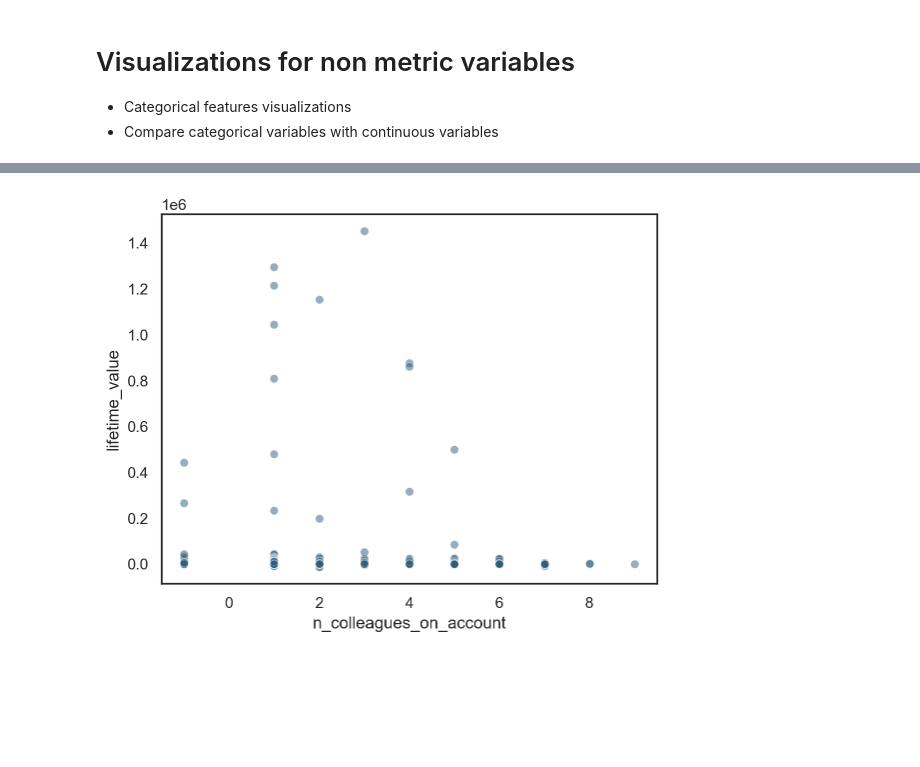
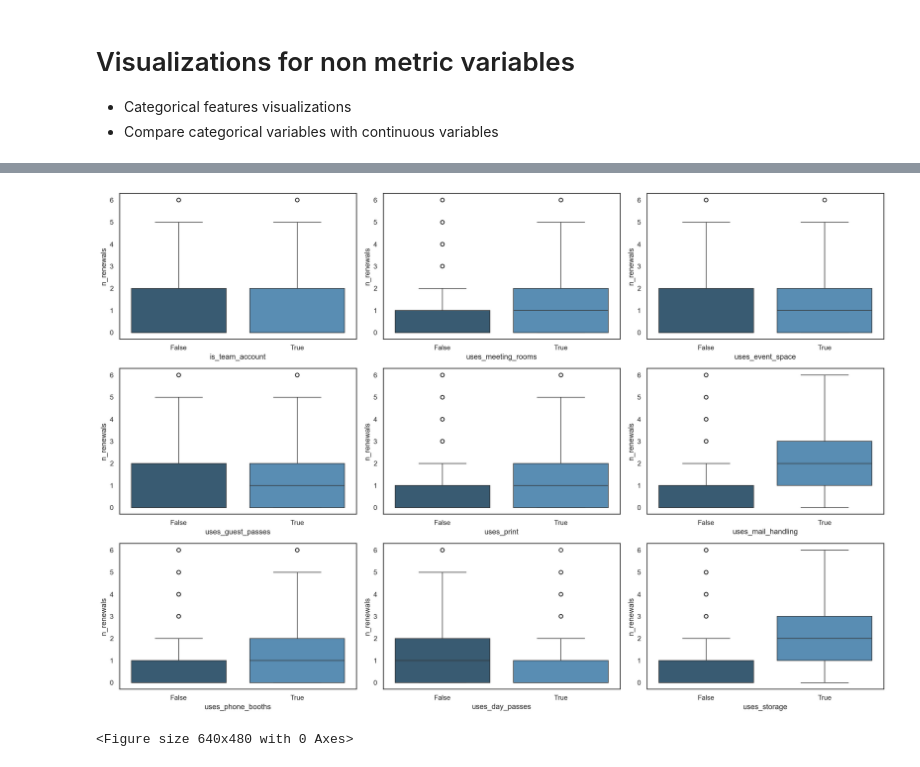
Before and after one commit to saradfalves/DM_Group20, a Jupyter notebook: notebooks/EDA_Sara.ipynb, the cells around one changed output, grey strips where cells are left out. Cells and saved outputs as stored; diff of their text form; code cells hidden in the pictures; blank space fills up the shorter version.

```diff
--- a/notebooks/EDA_Sara.ipynb
+++ b/notebooks/EDA_Sara.ipynb
@@ -413,6 +438,37 @@ plt.show()
-# %%
-team = df_nodups[df_nodups["is_team_account"]]
-sns.scatterplot(data=team, x="n_colleagues_on_account", y="lifetime_value", alpha=0.5, color=colors[0])
-plt.show()
-# %% [output]
-[figure, removed]
+# %%
+bool_cols = ['is_team_account',
+ 'uses_meeting_rooms',
+ 'uses_event_space',
+ 'uses_guest_passes',
+ 'uses_print',
+ 'uses_mail_handling',
+ 'uses_phone_booths',
+ 'uses_day_passes',
+ 'uses_storage',
+ 'uses_bike_locker']
+
+#The n_renewals columns has negative values. For this analysis we decided to ignore them
+df_plot = df_nodups[df_nodups["n_renewals"] >= 0]
+
+fig, axes = plt.subplots(3, 3, figsize=(18, 12))
+
+for ax, c in zip(axes.flatten(), bool_cols):
+    sns.boxplot(data=df_plot, x=c, y="n_renewals", hue=c,
+                palette=colors[:2], legend=False, ax=ax)
+
+for ax in axes.flatten()[len(bool_cols):]:
+    ax.set_visible(False)
+
+plt.tight_layout()
+plt.show()
+
+if not os.path.exists(os.path.join('..', 'figures', 'eda')):
+    # if the exp_analysis directory is not present then create it first
+    os.makedirs(os.path.join('..', 'figures', 'eda'))
+
+plt.savefig(os.path.join('..', 'figures', 'eda', 'n_renewals_vs_bool_cols.png'), dpi=200)
+
+plt.show()
+# %% [output]
+[figure, added]
+<Figure size 640x480 with 0 Axes>
```
Also changed, not shown: parts of 8 cells of this notebook, 6 other files.
